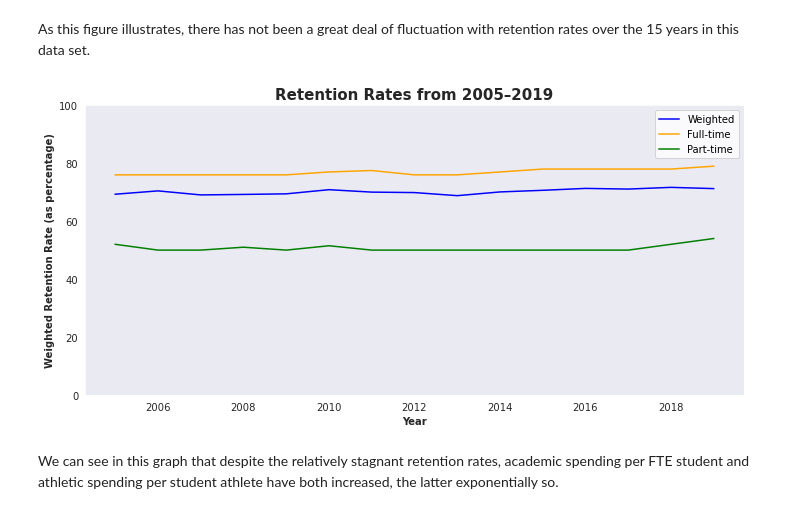
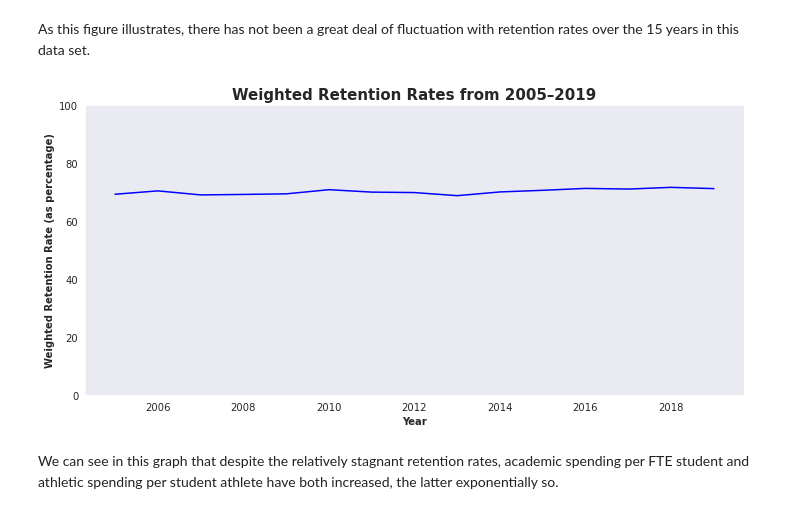
Before and after one commit to Shoemaker703/college_retention, a Jupyter notebook: Summary Notebook.ipynb, the cells around one changed output. Drawn from its saved outputs; the diff is of its cells as text; code cells hidden in the pictures.

```diff
--- a/Summary Notebook.ipynb
+++ b/Summary Notebook.ipynb
@@ -256,6 +265,9 @@ df['Ratio of Athletic Spending vs. Academic Spending'] = df['Athletic Spending p
 # Creating new variable that captures the average football coaching salary at each institution.
 df['Average FB Coach Salary'] = round(df['Total Football Coaching Salaries']/df['Total FB Coaches'],2)
 df['Average FB Coach Salary'].fillna(value=0.0,inplace=True)
+
+# Dropping 'Total FB Coaches' column now that I have used it to create this feature
+df.drop(columns='Total FB Coaches', inplace=True)
 # %%
 # University of Alabama at Birmingham is missing coach data which is causing problems with modeling later on.
 # Thus, I will drop the two rows with missing values for 'Total FB Coaches'.
@@ -267,10 +279,18 @@ Now I will creating some new variables in order to capture the weighted average
 # First, creating new variables for the number of retained full-time and part-time students.
 df['No. Full-Time Students Retained'] = round(df['Full-time Enrollment']*(df['Full-time Retention Rate']/100))
 df['No. Part-Time Students Retained'] = round(df['Part-time Enrollment']*(df['Part-time Retention Rate']/100))
+
+# Dropping these four columns now that they have been used for this feature engineering.
+df.drop(columns=['Full-time Enrollment', 'Part-time Enrollment',
+                   'Full-time Retention Rate', 'Part-time Retention Rate'], inplace=True)
 # %%
 # Now creating the weighted retention ratio by adding the number of retained full-time and part-time students
 # and dividing by the total enrollment size
 df['Weighted Retention Rate'] = round(((df['No. Full-Time Students Retained'] + df['No. Part-Time Students Retained'])/df['Total Enrollment'])*100, 2)
+
+# Dropping these three columns now that they have been used for feature engineering
+df.drop(columns=['No. Full-Time Students Retained', 'No. Part-Time Students Retained',
+                'Total Enrollment'],inplace=True)
 # %%
 # Summary metrics for the complete df
 print("No. of rows in df:         ",df.shape[0])
@@ -286,0 +315,3 @@ No. of Missing Values:      0
+# %%
+fig, ax = plt.subplots(figsize = (10,10))
+sns.heatmap(df.corr()[['Weighted Retention Rate']].sort_values(by = ['Weighted Retention Rate'], ascending = False), annot=True);
@@ -305,19 +372,16 @@ As this figure illustrates, there has not been a great deal of fluctuation with
 # %%
 # Looking at retention rates.
 with sns.axes_style('dark'):
     fig, ax = plt.subplots(figsize=(10,5))
 sns.lineplot(y = trends['Weighted Retention Rate'], x = trends.index, color='blue')
-sns.lineplot(y = trends['Full-time Retention Rate'], x = trends.index, color='orange')
-sns.lineplot(y = trends['Part-time Retention Rate'], x = trends.index, color='green')
-ax.set_title('Retention Rates from 2005–2019', fontsize=15,fontweight='bold')
+ax.set_title('Weighted Retention Rates from 2005–2019', fontsize=15,fontweight='bold')
 ax.set_xlabel('Year', fontsize=10,fontweight='bold')
 ax.set_ylabel('Weighted Retention Rate (as percentage)', fontsize=10,fontweight='bold')
 ax.set_ylim(bottom=0,top=100)
-ax.legend(labels = ['Weighted', 'Full-time', 'Part-time'])
 plt.tight_layout()
 plt.savefig('Images/retention_rates.png');
 # %% [output]
-[figure, old version]
+[figure, new version]
 # %% [markdown]
 We can see in this graph that despite the relatively stagnant retention rates, academic spending per FTE student and athletic spending per student athlete have both increased, the latter exponentially so.
 # %%
```
Also changed, not shown: parts of 65 cells of this notebook, 6 other files.
